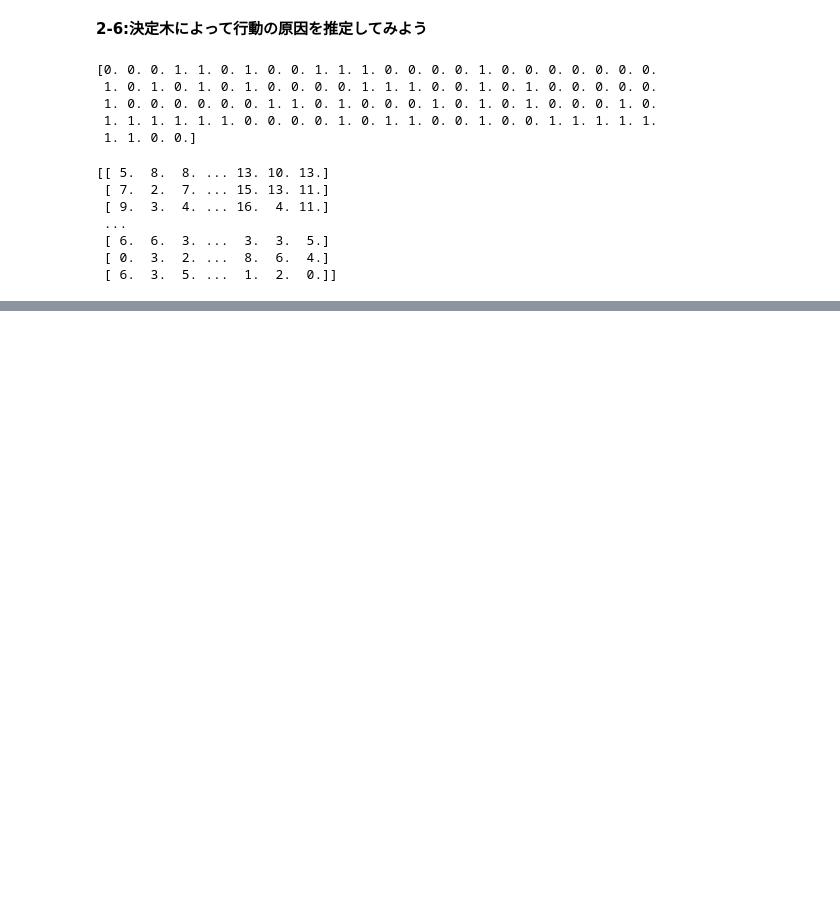
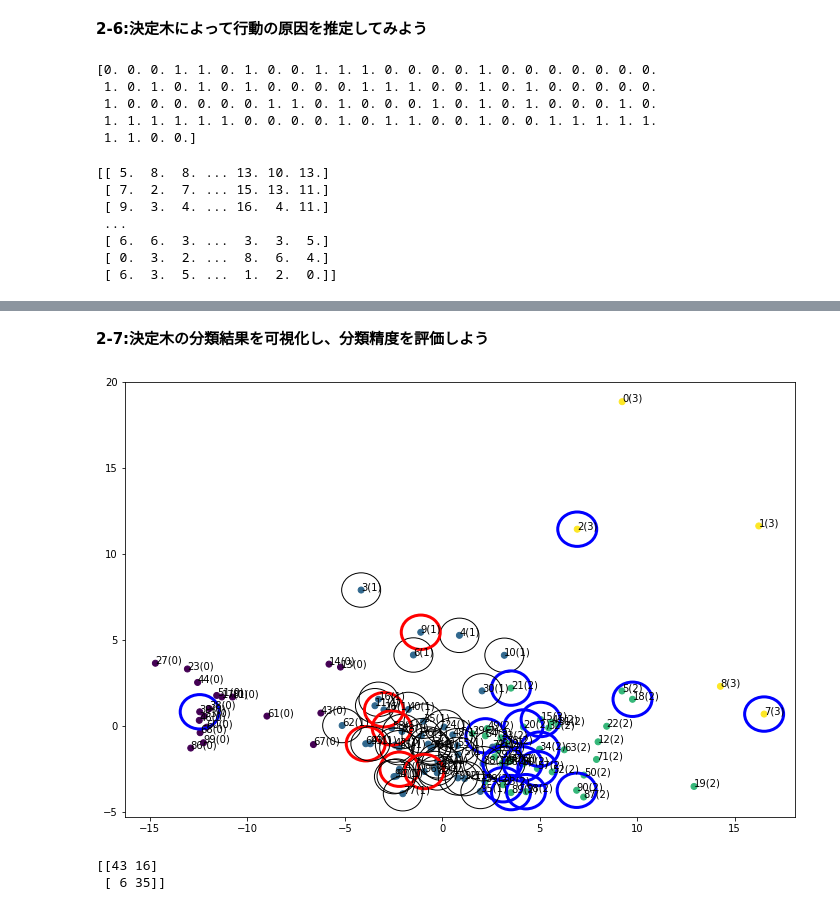
Before and after one commit to Narita-1095305/AI-datascience-math, a Jupyter notebook: 機械学習を使った分析を行ってみよう.ipynb, the cells around one changed output, grey strips where cells are left out. Saved outputs shown, nothing was run; the diff lists cells and outputs as text; code cells hidden in the pictures; blank space fills up the shorter version.

```diff
--- a/機械学習を使った分析を行ってみよう.ipynb
+++ b/機械学習を使った分析を行ってみよう.ipynb
@@ -232 +250,49 @@ findfont: Font family ['Arial'] not found. Falling back to DejaVu Sans.
 <dtreeviz.trees.DTreeViz at 0x...>
+# %% [markdown]
+**2-7:決定木の分類結果を可視化し、分類精度を評価しよう**
+# %%
+from sklearn.decomposition import PCA
+import numpy as np
+import matplotlib.pyplot as plt
+import matplotlib.patches as pat
+
+# 分類を実施
+pred_tree = clf.predict(data_e)
+
+# 主成分分析を実施
+pca = PCA()
+pca.fit(features)
+# 特徴ベクトルを主成分に変換
+transformed = pca.fit_transform(features)
+# 可視化
+plt.figure(figsize=(12, 8))
+plt.scatter(transformed[:,0],transformed[:,1],c=pred_class)
+for i in range(len(transformed)):
+    if pred_tree[i]==1:
+        if pred_class[i]==1:
+            temp_color = "k"
+            temp_lw = 1.0
+        else:
+            temp_color = "b"
+            temp_lw = 3.0
+        circle = pat.Circle(xy=(transformed[i,0],transformed[i,1]), radius=1.0, ec=temp_color ,fill=False, linewidth = temp_lw)
+        plt.axes().add_artist(circle)
+    else:
+        if pred_class[i]==1:
+            temp_color = "r"
+            temp_lw = 3.0
+            circle = pat.Circle(xy=(transformed[i,0],transformed[i,1]), radius=1.0, ec=temp_color ,fill=False, linewidth = temp_lw)
+            plt.axes().add_artist(circle)
+    text = str(i) + "(" + str(pred_class[i]) + ")"
+    plt.text(transformed[i,0],transformed[i,1],text)
+plt.show()
+%matplotlib inline
+# %% [output]
+[figure, added]
+# %%
+from sklearn.metrics import confusion_matrix
+cm = confusion_matrix(data_o, pred_tree)
+print(cm)
+# %% [output]
+[[43 16]
+ [ 6 35]]
```
Also changed, not shown: parts of 2 cells of this notebook.
